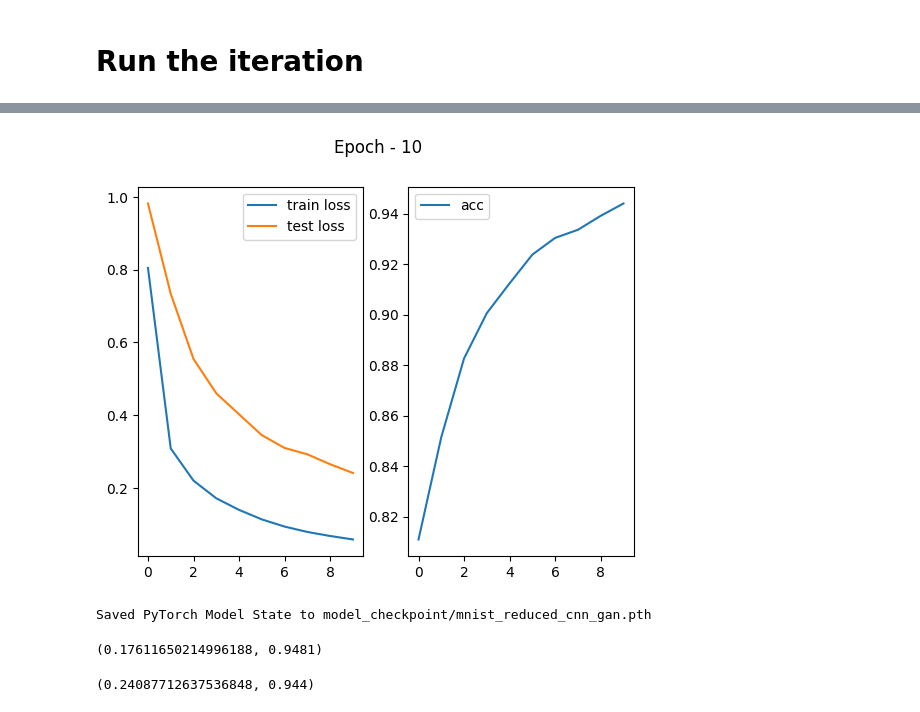
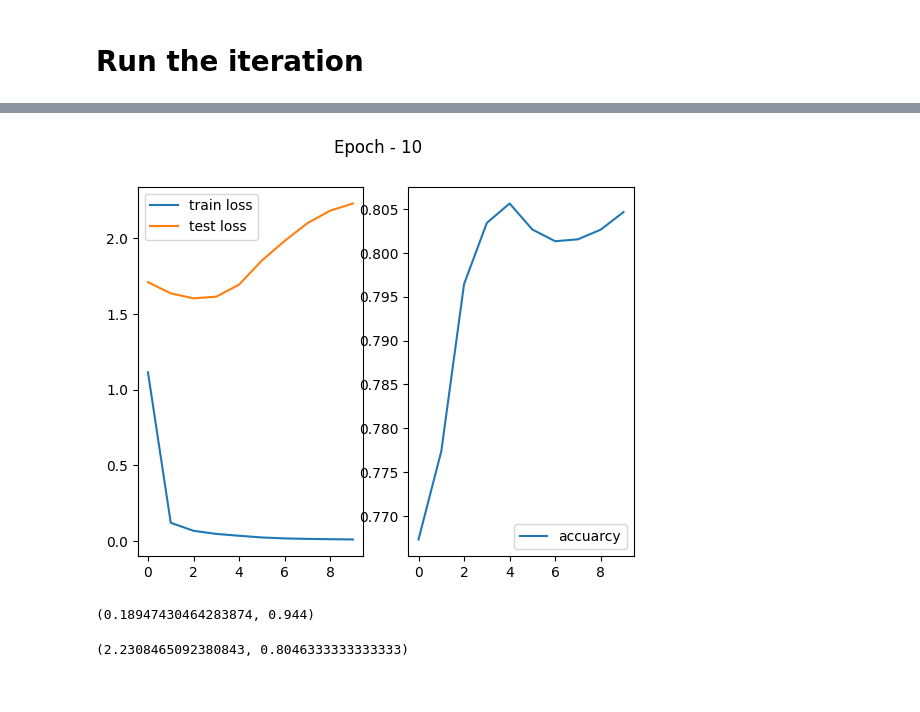
Before and after one commit to taimoon/deep-learning-note, a Jupyter notebook: MNIST CNN.ipynb, the cells around one changed output, grey strips where cells are left out. Cells and saved outputs as stored; diff of their text form; code cells hidden in the pictures.

```diff
--- a/MNIST CNN.ipynb
+++ b/MNIST CNN.ipynb
@@ -10,3 +22,8 @@ from torchvision.transforms import ToTensor
 force = False
 training_data = datasets.MNIST('data',train=True,download=force,transform=ToTensor())
 test_data = datasets.MNIST('data',train=False,transform=ToTensor())
+
+def load_gan_data(path = './data/MNIST_GENERATED.pth'):
+    data = torch.load(path)
+    return list((X,y) for X,y in zip(data['data'],data['label']))
+gan_data = load_gan_data()
@@ -141,6 +103,7 @@ def train(dataloader, model, loss_fn, optimizer,scheduler):
         losses.append(loss.item())
 
     return sum(losses)/len(losses)
+
 def test(dataloader, model, loss_fn):
     size = len(dataloader.dataset)
     num_batches = len(dataloader)
@@ -157,13 +120,13 @@ def test(dataloader, model, loss_fn):
 
     return test_loss,correct
 
-def plot_loss(train_loss_hist,test_loss_hist,acc_hist):
+def plot_loss(metric_hist):
     import matplotlib.pyplot as plt
     fig, (ax1,ax2) = plt.subplots(1,2)
-    fig.suptitle(f'Epoch - {len(test_loss_hist)}')
-    ax1.plot(train_loss_hist,label='train loss')
-    ax1.plot(test_loss_hist,label='test loss')
+    fig.suptitle(f'Epoch - {len(metric_hist["train"]["loss"])}')
+    ax1.plot(metric_hist["train"]["loss"],label='train loss')
+    ax1.plot(metric_hist["test"]["loss"],label='test loss')
     ax1.legend()
-    ax2.plot(acc_hist,label='acc')
+    ax2.plot(metric_hist["test"]["accuracy"],label='accuarcy')
     ax2.legend()
     plt.show()
@@ -172,41 +190,49 @@ def plot_loss(train_loss_hist,test_loss_hist,acc_hist):
 # %%
 def fn():
     from IPython.display import clear_output
+
+    model = Digit_Classifier().to(device)
+
+    optimizer = torch.optim.Adam(model.parameters(), lr=max_learning_rate)
+    scheduler = optim.lr_scheduler.OneCycleLR(optimizer,
+                                            max_lr = max_learning_rate,
+                                            steps_per_epoch=len(gan_dataloader),
+                                            epochs=epochs)
+
+    metric_hist = init_metric()
     for t in range(epochs):
-        loss = train(test_dataloader, model, loss_fn, optimizer,scheduler)
-        loss += train(gan_dataloader, model, loss_fn, optimizer,scheduler)
-        loss /= 2
+        loss = train(gan_dataloader, model, loss_fn, optimizer,scheduler)
 
-        train_loss_hist.append(loss)
+        metric_hist['train']['loss'].append(loss)
         test_loss,acc = test(train_dataloader, model, loss_fn)
-        test_loss_hist.append(test_loss)
-        acc_hist.append(acc)
+        metric_hist['test']['loss'].append(test_loss)
+        metric_hist['test']['accuracy'].append(acc)
 
         clear_output()
-        plot_loss(train_loss_hist,test_loss_hist,acc_hist)
+        plot_loss(metric_hist)
 
     checkpoint_path = "model_checkpoint/mnist_reduced_cnn_gan.pth"
-    torch.save(model.state_dict(),checkpoint_path )
-    print(f"Saved PyTorch Model State to {checkpoint_path}")
+    save_checkpoint(model,checkpoint_path,metric_hist)
 fn()
 # %% [output]
-[figure, old version]
+[figure, new version]
-Saved PyTorch Model State to model_checkpoint/mnist_reduced_cnn_gan.pth
 # %%
 model = Digit_Classifier()
 checkpoint_path = "model_checkpoint/mnist_reduced_cnn.pth"
-model.load_state_dict(torch.load(checkpoint_path))
+model,*_ = load_checkpoint(checkpoint_path)
 model.to(device)
+loss_fn = nn.CrossEntropyLoss()
 
 test(train_dataloader, model, loss_fn)
 # %% [output]
-(0.17611650214996188, 0.9481)
+(0.18947430464283874, 0.944)
 # %%
 model = Digit_Classifier()
 checkpoint_path = "model_checkpoint/mnist_reduced_cnn_gan.pth"
-model.load_state_dict(torch.load(checkpoint_path))
+model,*_ = load_checkpoint(checkpoint_path)
 model.to(device)
+loss_fn = nn.CrossEntropyLoss()
 
 test(train_dataloader, model, loss_fn)
 # %% [output]
-(0.24087712637536848, 0.944)
+(2.2308465092380843, 0.8046333333333333)
```
Also changed, not shown: parts of 11 cells of this notebook.
